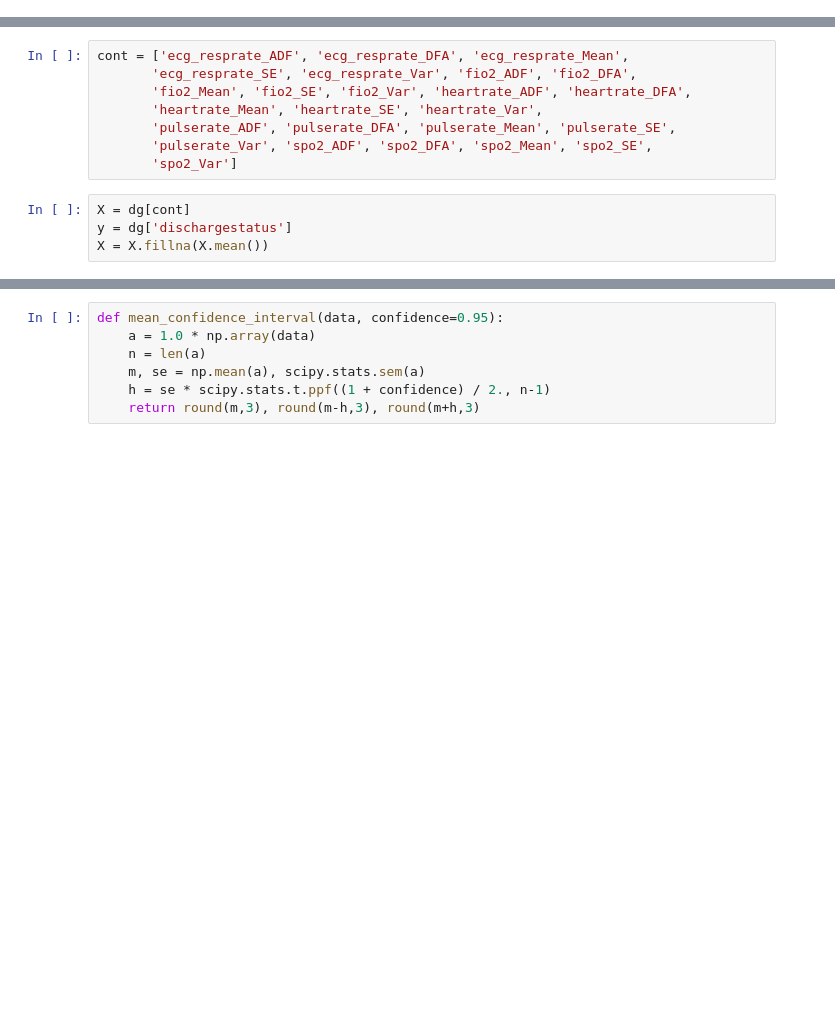
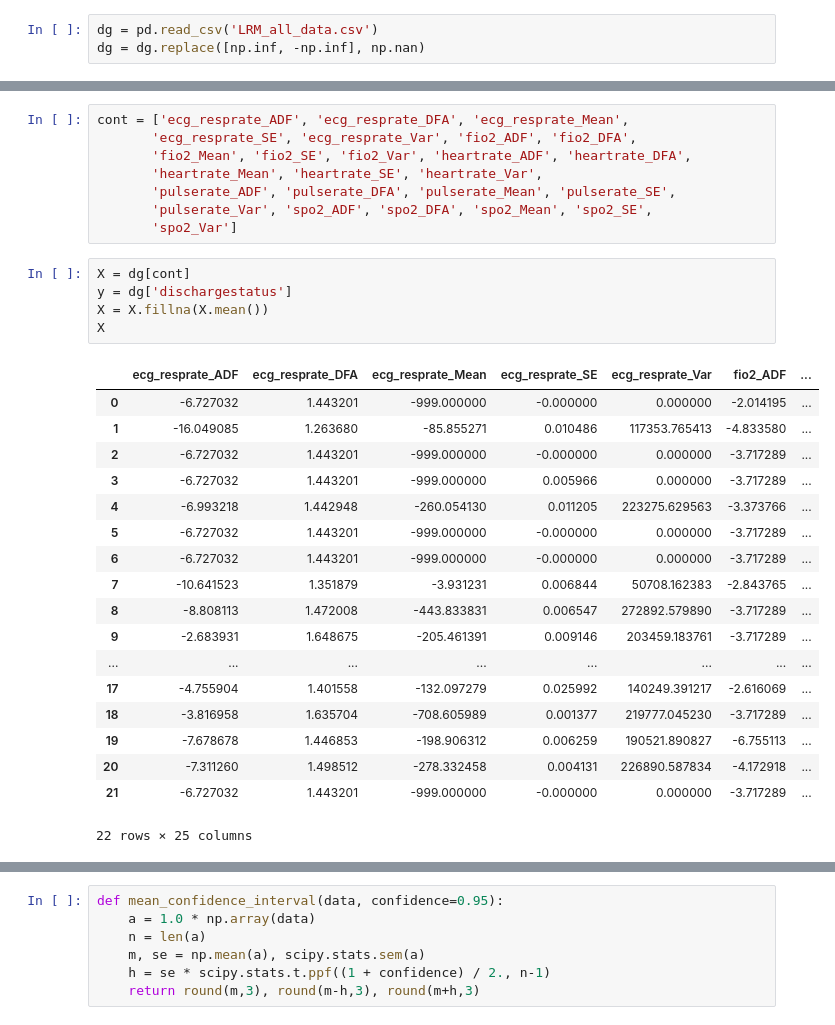
Before and after one commit to HDP-predictions/Development-and-Validation-of-High-Definition-Phenotype-HDP-based-mortality-prediction-in-critical, a Jupyter notebook: Table_3_LRM.ipynb, the cells around one changed output, grey strips where cells are left out. Saved outputs shown, nothing was run; the diff lists cells and outputs as text; blank space fills up the shorter version.

```diff
--- a/Table_3_LRM.ipynb
+++ b/Table_3_LRM.ipynb
@@ -23,3 +19,6 @@ dg = pd.read_csv('data_stat.csv')
+# %%
+dg = pd.read_csv('LRM_all_data.csv')
+dg = dg.replace([np.inf, -np.inf], np.nan)
 # %%
 def logistic(X_train, X_test, y_train):
     model = LogisticRegression()
@@ -37,7 +55,27 @@ cont = ['ecg_resprate_ADF', 'ecg_resprate_DFA', 'ecg_resprate_Mean',
 # %%
 X = dg[cont]
 y = dg['dischargestatus']
 X = X.fillna(X.mean())
+X
+# %% [output]
+|  | ecg_resprate_ADF | ecg_resprate_DFA | ecg_resprate_Mean | ecg_resprate_SE | ecg_resprate_Var | fio2_ADF | ... |
+| 0 | -6.727032 | 1.443201 | -999.000000 | -0.000000 | 0.000000 | -2.014195 | ... |
+| 1 | -16.049085 | 1.263680 | -85.855271 | 0.010486 | 117353.765413 | -4.833580 | ... |
+| 2 | -6.727032 | 1.443201 | -999.000000 | -0.000000 | 0.000000 | -3.717289 | ... |
+| 3 | -6.727032 | 1.443201 | -999.000000 | 0.005966 | 0.000000 | -3.717289 | ... |
+| 4 | -6.993218 | 1.442948 | -260.054130 | 0.011205 | 223275.629563 | -3.373766 | ... |
+| 5 | -6.727032 | 1.443201 | -999.000000 | -0.000000 | 0.000000 | -3.717289 | ... |
+| 6 | -6.727032 | 1.443201 | -999.000000 | -0.000000 | 0.000000 | -3.717289 | ... |
+| 7 | -10.641523 | 1.351879 | -3.931231 | 0.006844 | 50708.162383 | -2.843765 | ... |
+| 8 | -8.808113 | 1.472008 | -443.833831 | 0.006547 | 272892.579890 | -3.717289 | ... |
+| 9 | -2.683931 | 1.648675 | -205.461391 | 0.009146 | 203459.183761 | -3.717289 | ... |
+| ... | ... | ... | ... | ... | ... | ... | ... |
+| 17 | -4.755904 | 1.401558 | -132.097279 | 0.025992 | 140249.391217 | -2.616069 | ... |
+| 18 | -3.816958 | 1.635704 | -708.605989 | 0.001377 | 219777.045230 | -3.717289 | ... |
+| 19 | -7.678678 | 1.446853 | -198.906312 | 0.006259 | 190521.890827 | -6.755113 | ... |
+| 20 | -7.311260 | 1.498512 | -278.332458 | 0.004131 | 226890.587834 | -4.172918 | ... |
+| 21 | -6.727032 | 1.443201 | -999.000000 | -0.000000 | 0.000000 | -3.717289 | ... |
+22 rows × 25 columns
 # %%
 def training(X,y):
     auc_roc = []
```
Also changed, not shown: parts of 14 cells of this notebook, 7 other files.
